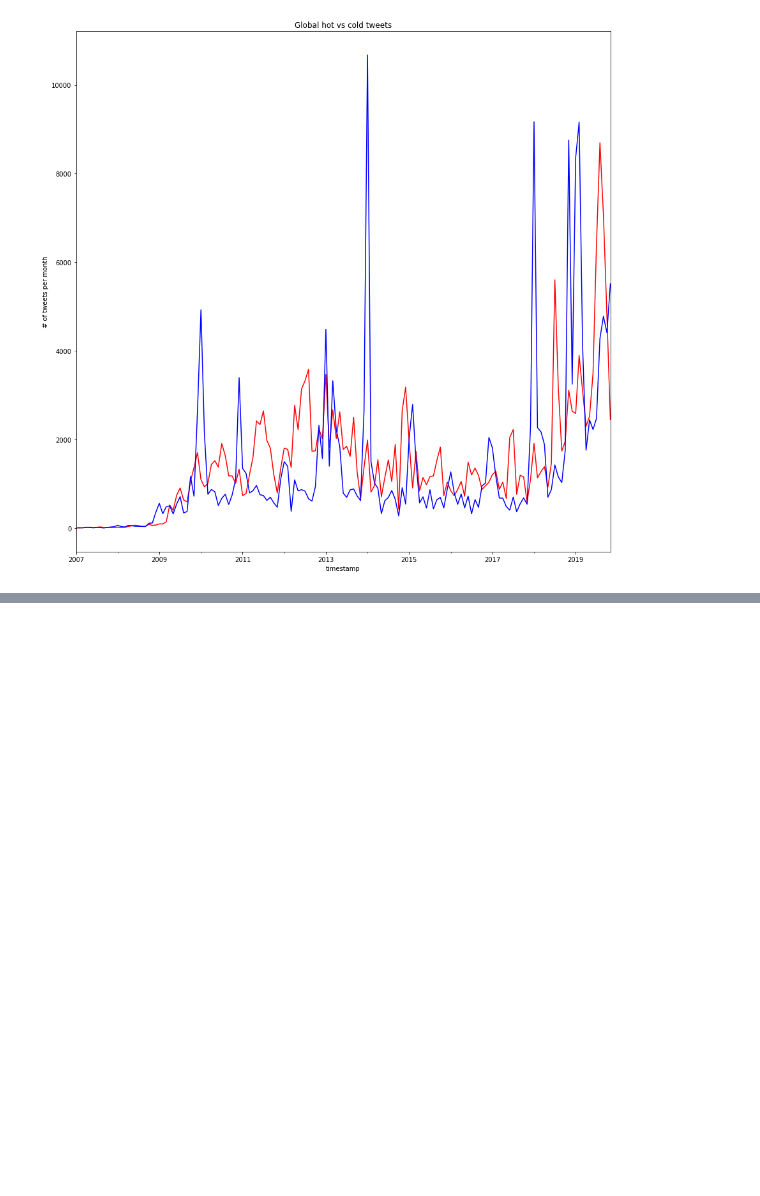
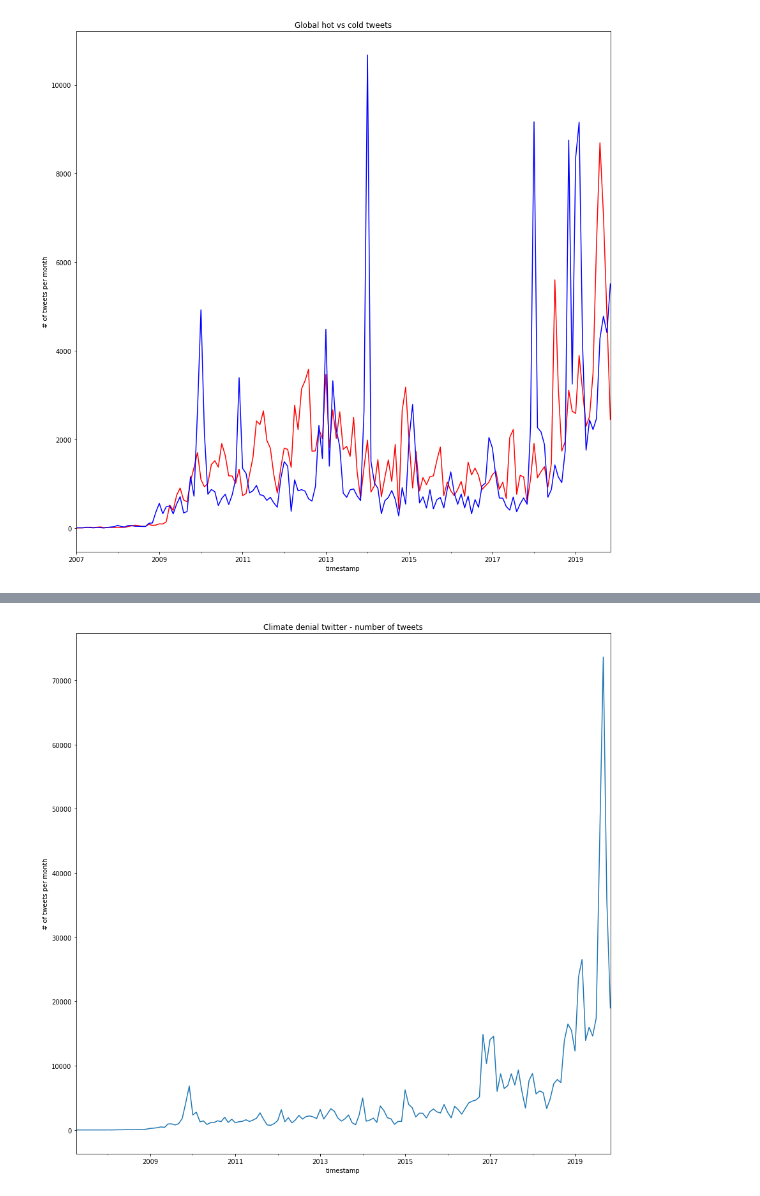
Before and after one commit to UoA-eResearch/twitter_analysis, a Jupyter notebook: global-climate-plot.ipynb, the cells around one changed output, grey strips where cells are left out. Cells and saved outputs as stored; diff of their text form; code cells hidden in the pictures; blank space fills up the shorter version.

Commit message:
basic denial analysis

```diff
--- a/global-climate-plot.ipynb
+++ b/global-climate-plot.ipynb
@@ -140,3 +138,9 @@ plt.ylabel("# of tweets per month")
 plt.show()
 # %% [output]
 [figure]
+# %%
+%%time
+pattern = r"fake|not real|isn'?t real|doesn'?t exist|hoax|propaganda"
+deniers = df[df.text.str.contains(pattern, case=False, na=False)]
+print(len(deniers))
+display_filtered_df(deniers, pattern)
@@ -142,0 +152,6 @@ plt.show()
+# %%
+deniers.timestamp.resample("M").count().plot(figsize=(15,15), title="Climate denial twitter - number of tweets")
+plt.ylabel("# of tweets per month")
+plt.show()
+# %% [output]
+[figure, added]
```
Also changed, not shown: parts of 4 cells of this notebook, 1 other file.
